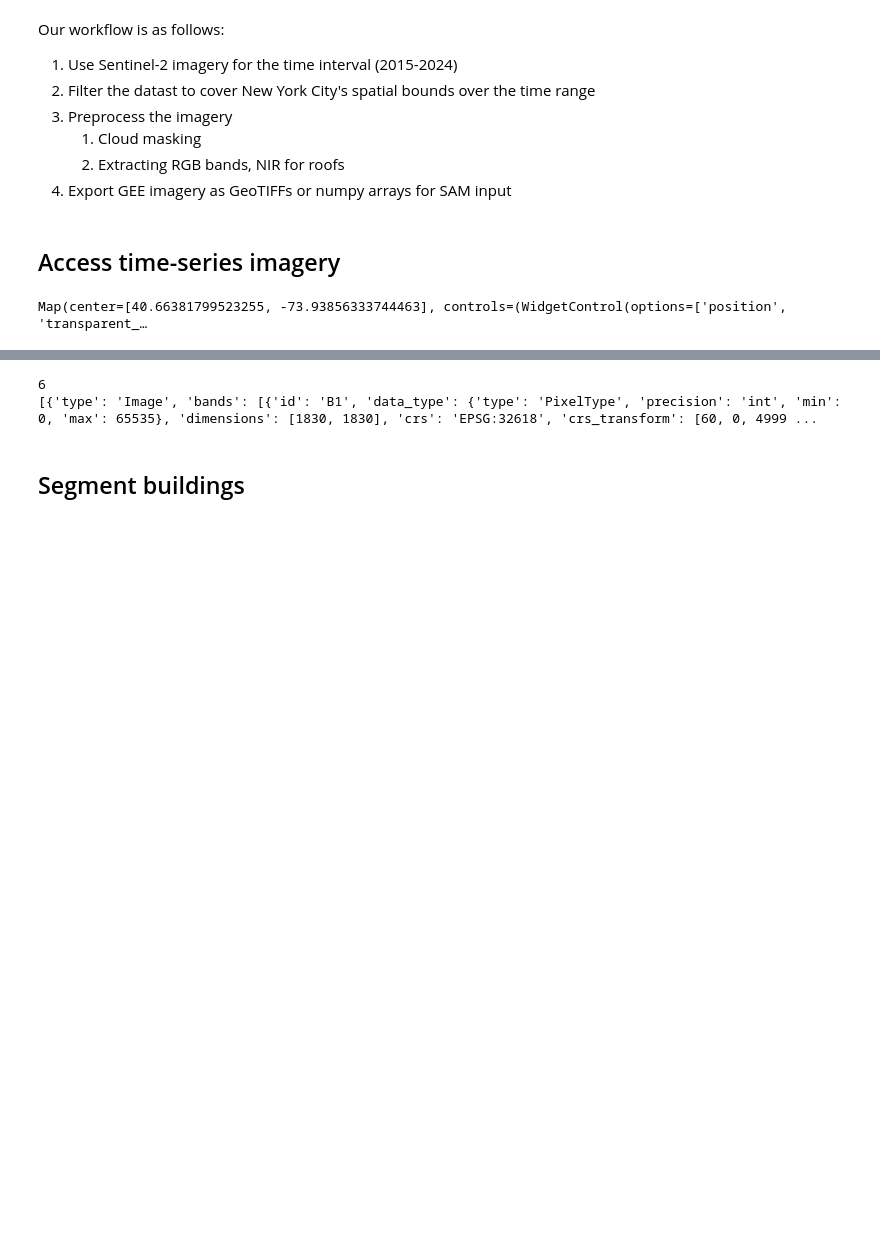
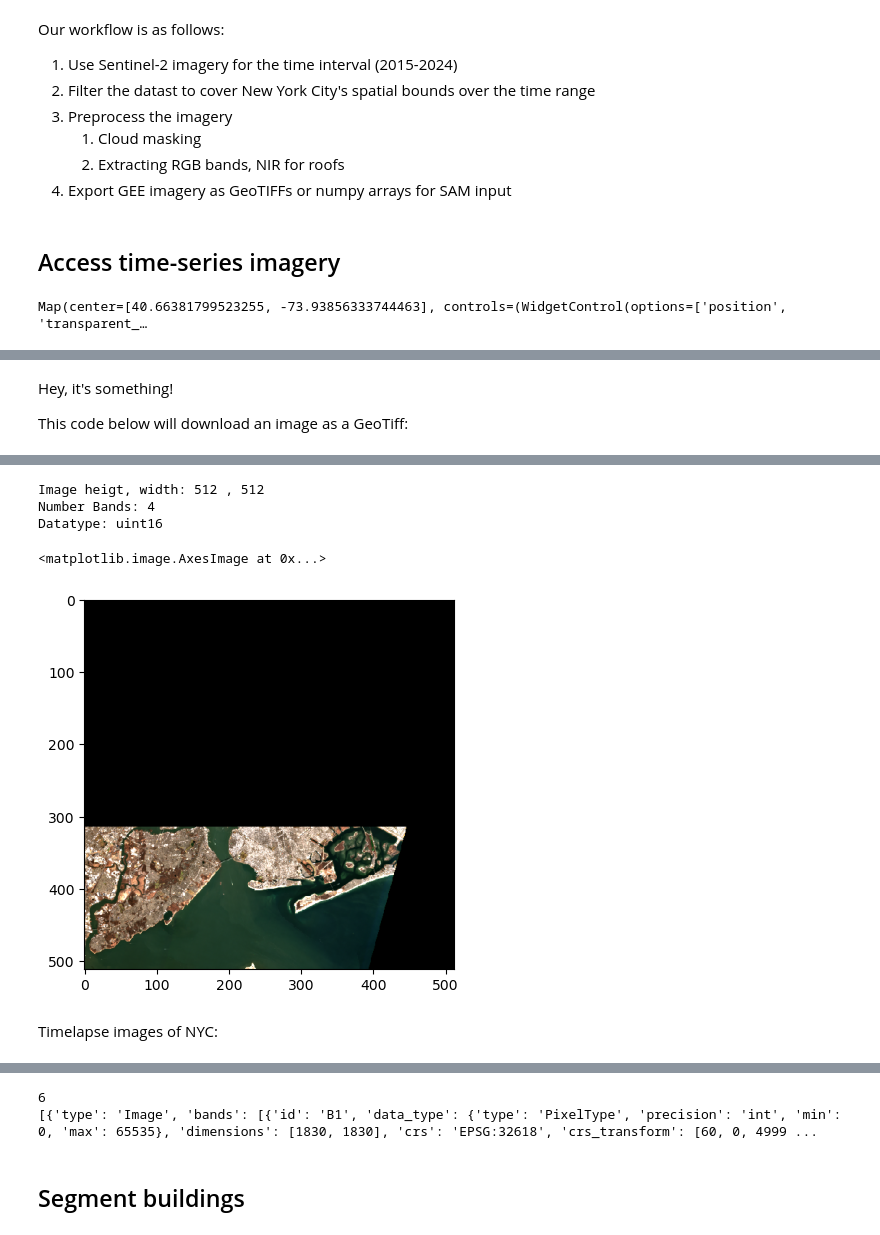
Before and after one commit to sralter/urban_development_analysis, a Jupyter notebook: gee_data.ipynb, the cells around one changed output, grey strips where cells are left out. Cells and saved outputs as stored; diff of their text form; code cells hidden in the pictures; blank space fills up the shorter version.

```diff
--- a/gee_data.ipynb
+++ b/gee_data.ipynb
@@ -42,0 +158,34 @@ Map(center=[40.66381799523255, -73.93856333744463], controls=(WidgetControl(opti
+# %% [markdown]
+Hey, it's something!
+
+This code below will download an image as a GeoTiff:
+# %%
+nyc_downloadurl = nyc_image.getDownloadURL(
+    {
+        "bands": ["B2", "B3", "B4", "B8"],
+        "dimensions": [512, 512],
+        "region": nyc_envelope_ee,
+        "filePerBand": False,
+    }
+)
+
+nyc_download_response = requests.get(nyc_downloadurl)
+
+with open("nyc_geotiff.zip", "wb") as fd:
+    fd.write(nyc_download_response.content)
+
+with zipfile.ZipFile("nyc_geotiff.zip", "r") as zip_ref:
+    zip_ref.extractall()
+
+fname = glob.glob("*.tif")
+
+nyc_dataset = rio.open(fname[0])
+
+print("Image heigt, width:", nyc_dataset.height, ",", nyc_dataset.width)
+print("Number Bands:", nyc_dataset.count)
+print("Datatype:", nyc_dataset.dtypes[0])
+
+nyc_raster = nyc_dataset.read([3, 2, 1])
+
+plt.imshow(np.moveaxis(nyc_raster, 0, -1) / np.percentile(nyc_raster, 99))
+# %% [output]
@@ -42,0 +194,7 @@ Map(center=[40.66381799523255, -73.93856333744463], controls=(WidgetControl(opti
+Image heigt, width: 512 , 512
+Number Bands: 4
+Datatype: uint16
+<matplotlib.image.AxesImage at 0x...>
+[figure, added]
+# %% [markdown]
+Timelapse images of NYC:
```
Also changed, not shown: parts of 12 cells of this notebook, 47 other files.
